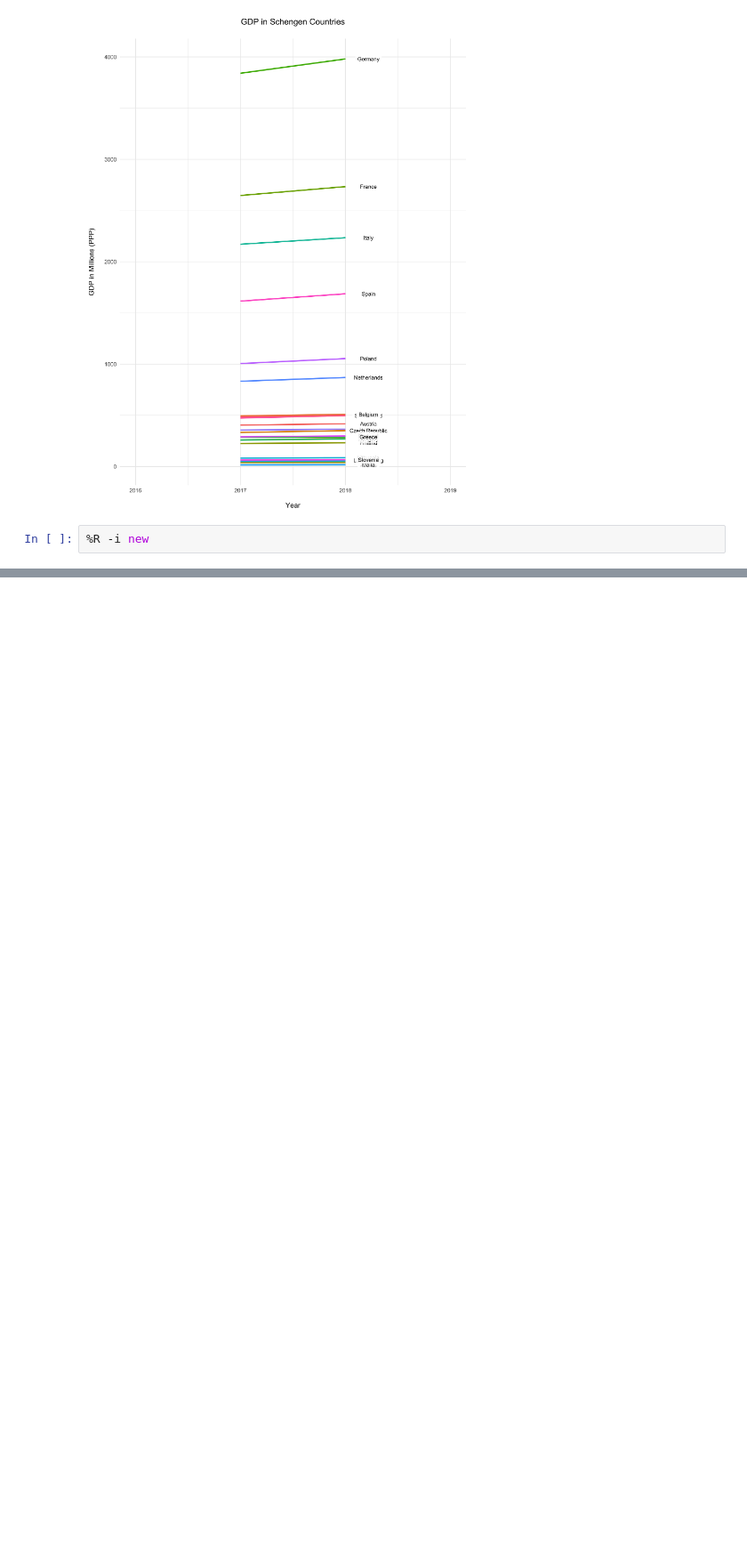
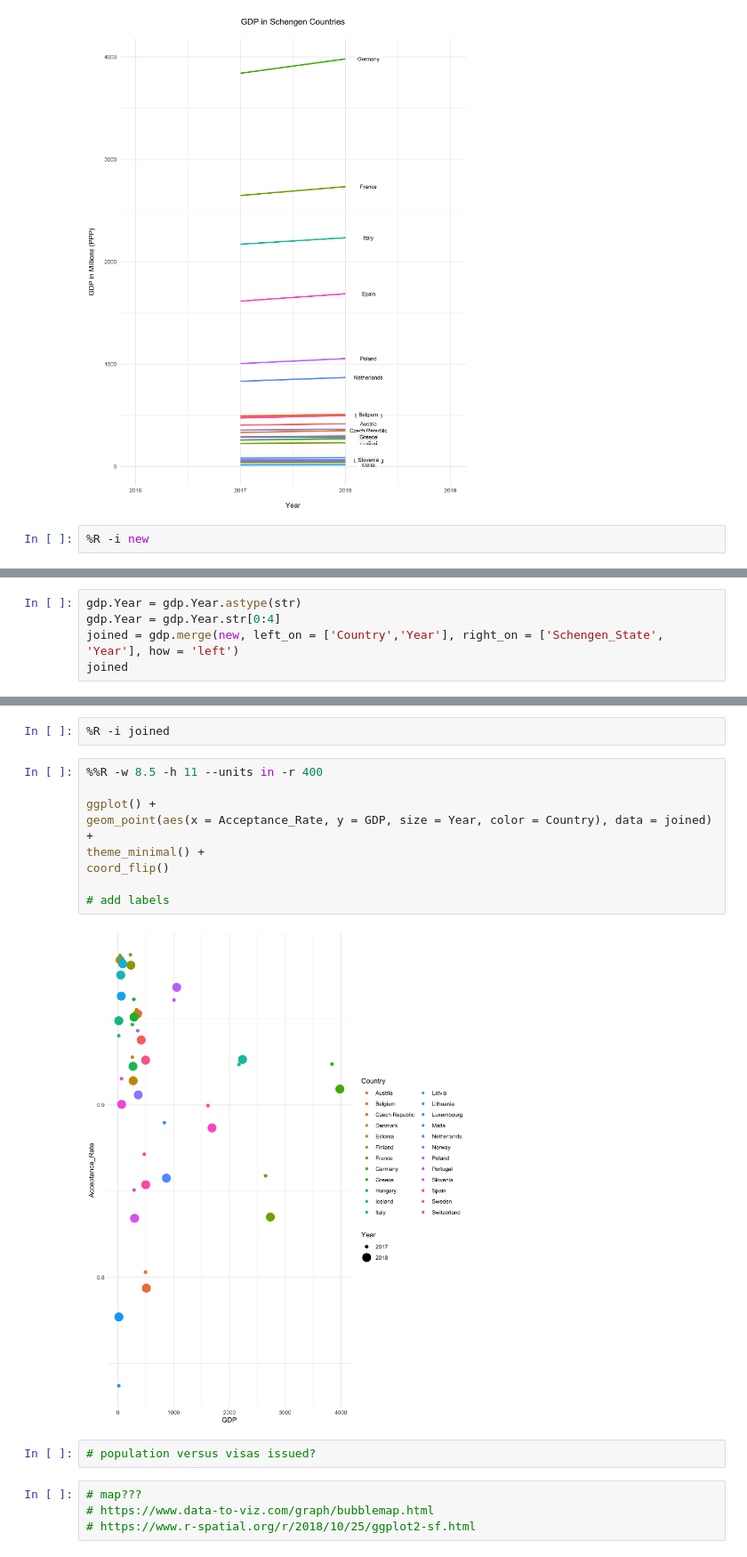
Before and after one commit to hannahlyon/schengen-visa-issuance-statistics, a Jupyter notebook: eda.ipynb, the cells around one changed output, grey strips where cells are left out. Shown at 89% size. Saved outputs shown, nothing was run; the diff lists cells and outputs as text; blank space fills up the shorter version.

```diff
--- a/eda.ipynb
+++ b/eda.ipynb
@@ -251,0 +274,5 @@ coord_flip()
+# %%
+gdp.Year = gdp.Year.astype(str)
+gdp.Year = gdp.Year.str[0:4]
+joined = gdp.merge(new, left_on = ['Country','Year'], right_on = ['Schengen_State', 'Year'], how = 'left')
+joined
@@ -251,0 +297,19 @@ coord_flip()
+# %%
+%R -i joined
+# %%
+%%R -w 8.5 -h 11 --units in -r 400
+
+ggplot() +
+geom_point(aes(x = Acceptance_Rate, y = GDP, size = Year, color = Country), data = joined) +
+theme_minimal() +
+coord_flip()
+
+# add labels
+# %% [output]
+[figure, added]
+# %%
+# population versus visas issued?
+# %%
+# map???
+# https://www.data-to-viz.com/graph/bubblemap.html
+# https://www.r-spatial.org/r/2018/10/25/ggplot2-sf.html
```
Also changed, not shown: parts of 7 cells of this notebook.
